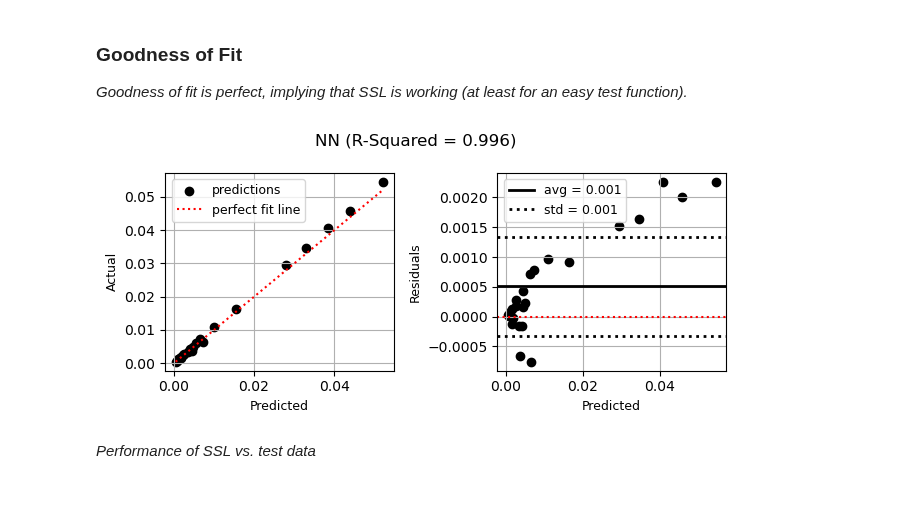
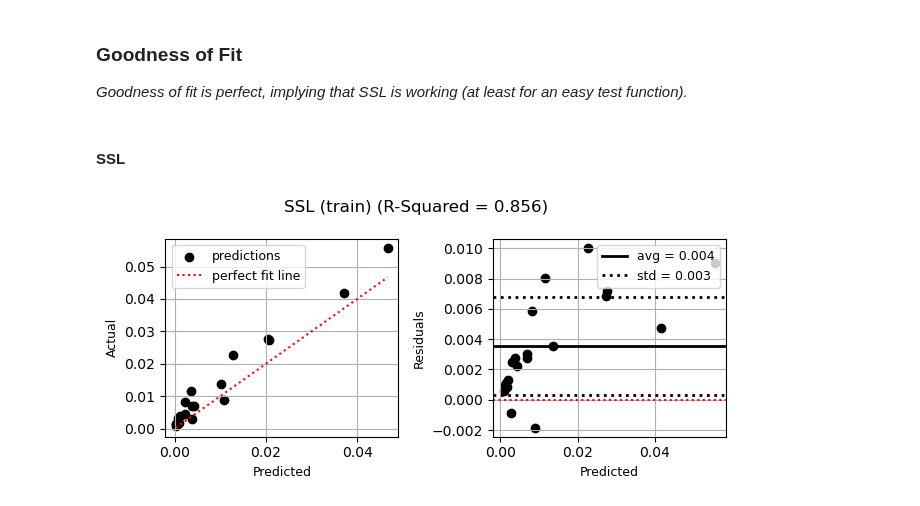
Before and after one commit to shb84/JENN, a Jupyter notebook: notebooks/ssl-dev.ipynb, the cells around one changed output. Drawn from its saved outputs; the diff is of its cells as text; code cells hidden in the pictures.

Commit message:
updated SSL + modified backtracking

```diff
--- a/notebooks/ssl-dev.ipynb
+++ b/notebooks/ssl-dev.ipynb
@@ -144,2 +137,0 @@ sample = np.concat([
-# %%
-m = sample.shape[0]
@@ -203,16 +190,16 @@ class CFDLoss(Loss):
     def normalize(self, partials: np.ndarray) -> np.ndarray:
         return partials * self.data.y_scale
 
-    def exterior_penalty(self, y: np.ndarray, lb: float = -0.01, ub: float = 0.01, r_p: float = 1e6):
+    def exterior_penalty(self, y: np.ndarray, lb: float = -0.01, ub: float = 0.01, r_p: float = 1e3):
         """Use exterior penalty to account for bound constraints."""
         n, m = y.shape
         ymax = np.maximum(0, (y - ub)) / (ub - lb)
         ymin = np.minimum(0, (y - lb)) / (ub - lb)
-        value = r_p * np.sum((ymin ** 2 + ymax ** 2), axis=0, keepdims=True)
-        partials = 2 * r_p * (ymin + ymax) / (ub - lb)
+        value = r_p * 0.5 * (ymin ** 2 + ymax ** 2)
+        partials = r_p * (ymin + ymax) / (ub - lb)
         return value, partials.reshape((1, n, m))
 
-    def evaluate(self, Y_pred: np.ndarray, is_verbose: bool = False, **kwargs) -> np.ndarray:
+    def evaluate(self, Y_pred: np.ndarray, is_verbose: bool = False) -> np.ndarray:
         """Compute drag for each airfoil shape."""
         x, y = self.denormalize(self.X, Y_pred)
         drag, drag_partials = cfd_model(x, y)
@@ -225,7 +212,7 @@ class CFDLoss(Loss):
                 print(f"CASE: {i:4n} | M = {x[0, i].round(4): 6.4f} | Cl = {x[1, i].round(4): 6.4f} | Cd = {drag[0, i].round(4): 6.4f} | Loss = {loss[0, i].round(4): 8.4f} | penalty = {penalty[0, i].round(2): 6.2f}")
             print()
 
-        return loss + penalty
+        return loss + penalty # this does a broadcasting operation that has for effect to weigh large drag more heavily
 
     def evaluate_partials(self, Y_pred: np.ndarray) -> np.ndarray:
         """Compute partials for each airfoil shape."""
@@ -335,0 +261,25 @@ array([[-1.64063411e-04, -3.53289379e-04, -9.84798600e-03],
+# %%
+%%time
+ssl = jenn.model.NeuralNet(
+    layer_sizes=[x_train.shape[0]] + [25] * 4 + [y_train.shape[0]]
+).fit(
+    x=x_train,
+    y=y_train,
+    alpha=1e-2,
+    lambd=1e-6,
+    beta1=0.9,
+    beta2=0.99,
+    max_count=7,
+    max_iter=2000,
+    is_warmstart=False,
+    is_normalize=True,
+    is_backtracking=True,
+    is_verbose=False,
+    random_state=SEED,
+    custom_loss=CFDLoss,
+    epsilon_absolute=1e-12,  # abs(cost[-1] - cost[-2]) < epsilon_absolute * cost_history[0]
+    epsilon_relative=1e-12,  # abs(cost[-1] - cost[-2]) / abs(float(cost[-1])) < epsilon_relative
+    N1_max=5,
+    N2_max=5,
+    tol=1e-12
+)
@@ -337,14 +311,14 @@ array([[-1.64063411e-04, -3.53289379e-04, -9.84798600e-03],
 ### Goodness of Fit
 
 _Goodness of fit is perfect, implying that SSL is working (at least for an easy test function)._
+# %% [markdown]
+#### SSL
 # %%
 jenn.utils.plot.goodness_of_fit(
-    y_true=cfd_model(x=x_train, y=y_train)[0],
-    y_pred=cfd_model(x=x_train, y=nn.predict(x_train))[0],
-    title="NN",
+    y_true=df_train["CD"].values.reshape((1, -1)),
+    y_pred=cfd_model(x=x_train, y=ssl.predict(x_train))[0],
+    title="SSL (train)",
     percent_residuals=False
 )
 # %% [output]
-[figure, old version]
+[figure, new version]
-# %% [markdown]
-_Performance of SSL vs. test data_
```
Also changed, not shown: parts of 46 cells of this notebook, 1 other file.
